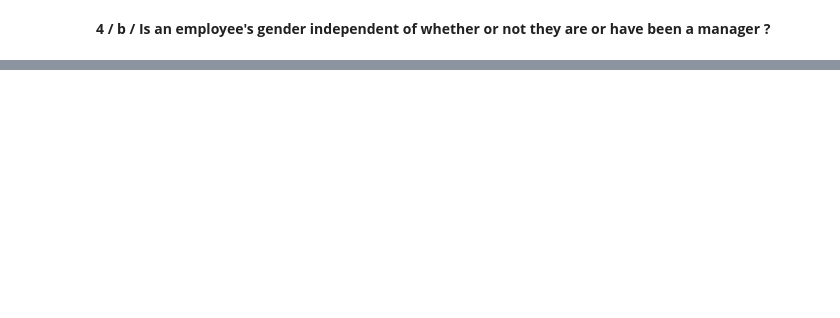
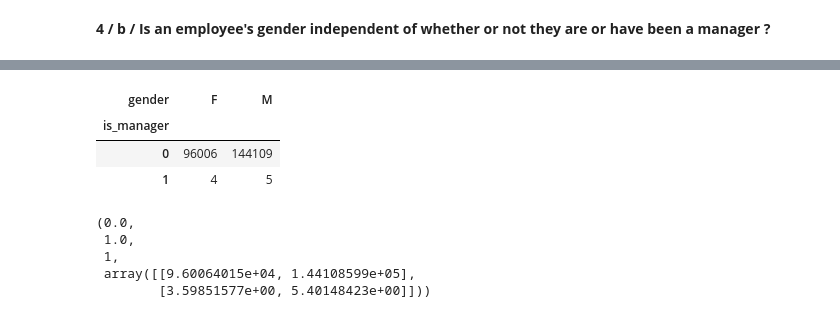
Before and after one commit to MagdalenaRahn/statistics-exercises, a Jupyter notebook: hypothesis_testing_chi_squared_contingency_exercises_05XII2022.ipynb, the cells around one changed output, grey strips where cells are left out. Cells and saved outputs as stored; diff of their text form; code cells hidden in the pictures; blank space fills up the shorter version.

Commit message:
Adding chi squared hypothesis exercises and associated, functional SQL queries.

```diff
--- a/hypothesis_testing_chi_squared_contingency_exercises_05XII2022.ipynb
+++ b/hypothesis_testing_chi_squared_contingency_exercises_05XII2022.ipynb
@@ -235,0 +419,8 @@ Name: gender, dtype: int64
+# %%
+db_url = f'mysql+pymysql://{env.username}:{env.password}@{env.host}/employees'
+emp_title_df = pd.read_sql('''SELECT e.gender, e.emp_no, t.title, t.to_date
+                        FROM employees AS e
+                        JOIN titles AS t
+                            USING (emp_no)
+                        WHERE t.to_date = '9999-01-01'
+                        GROUP BY e.gender, e.emp_no, t.title, t.to_date''', db_url)
@@ -235,0 +441,24 @@ Name: gender, dtype: int64
+# %%
+# create a Boolean variable that is a 1 if a employee is a manager (True), or a 0 otherwise (False).
+
+emp_title_df['is_manager'] = (emp_title_df['title'] == 'Manager').astype('int')
+# %%
+# generate a crosstab of managers ('is_manager') and 'gender'
+obsv_mgr  = pd.crosstab(emp_title_df['is_manager'], emp_title_df.gender)
+
+obsv_mgr
+# %% [output]
+| gender | F | M |
+| is_manager |  |  |
+| 0 | 96006 | 144109 |
+| 1 | 4 | 5 |
+# %%
+# run chi-square test
+chi2_3, p_3, degf_3, expected_3 = stats.chi2_contingency(obsv_mgr)
+chi2_3, p_3, degf_3, expected_3
+# %% [output]
+(0.0,
+ 1.0,
+ 1,
+ array([[9.60064015e+04, 1.44108599e+05],
+        [3.59851577e+00, 5.40148423e+00]]))
```
Also changed, not shown: parts of 25 cells of this notebook, 1 other file.
